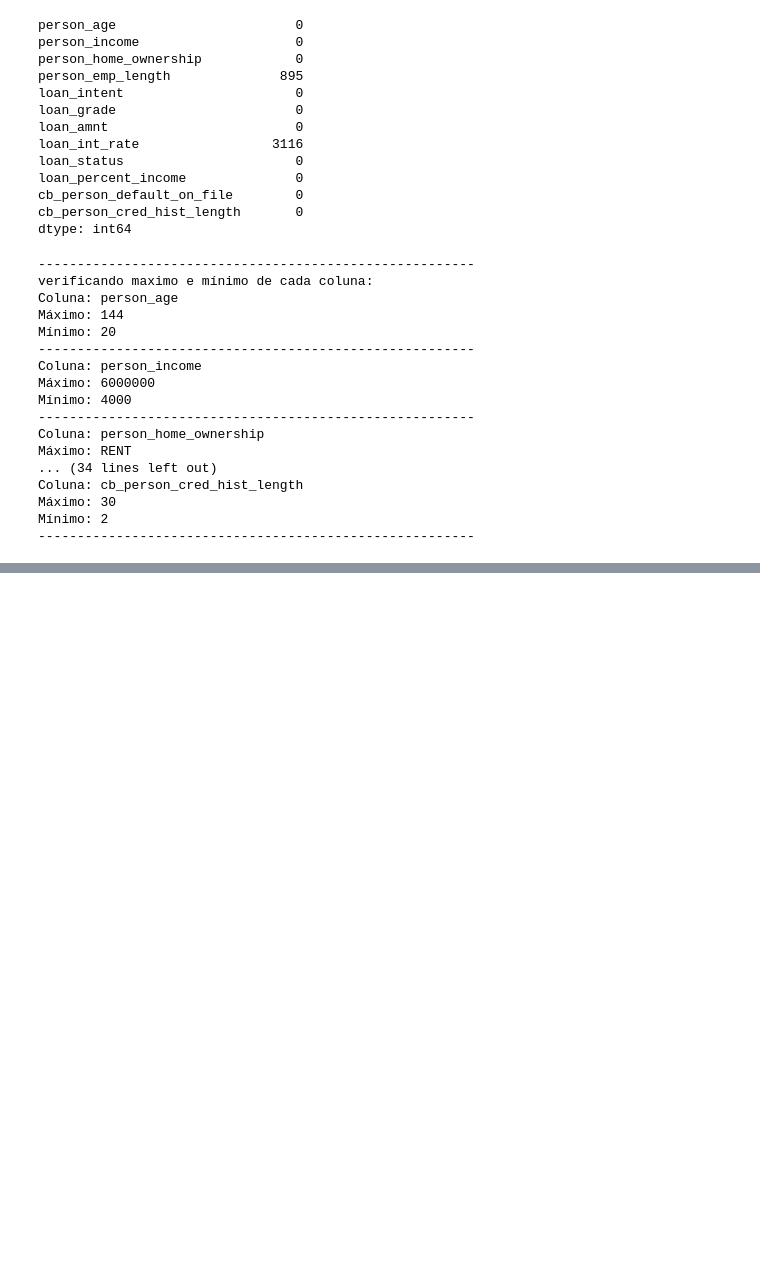
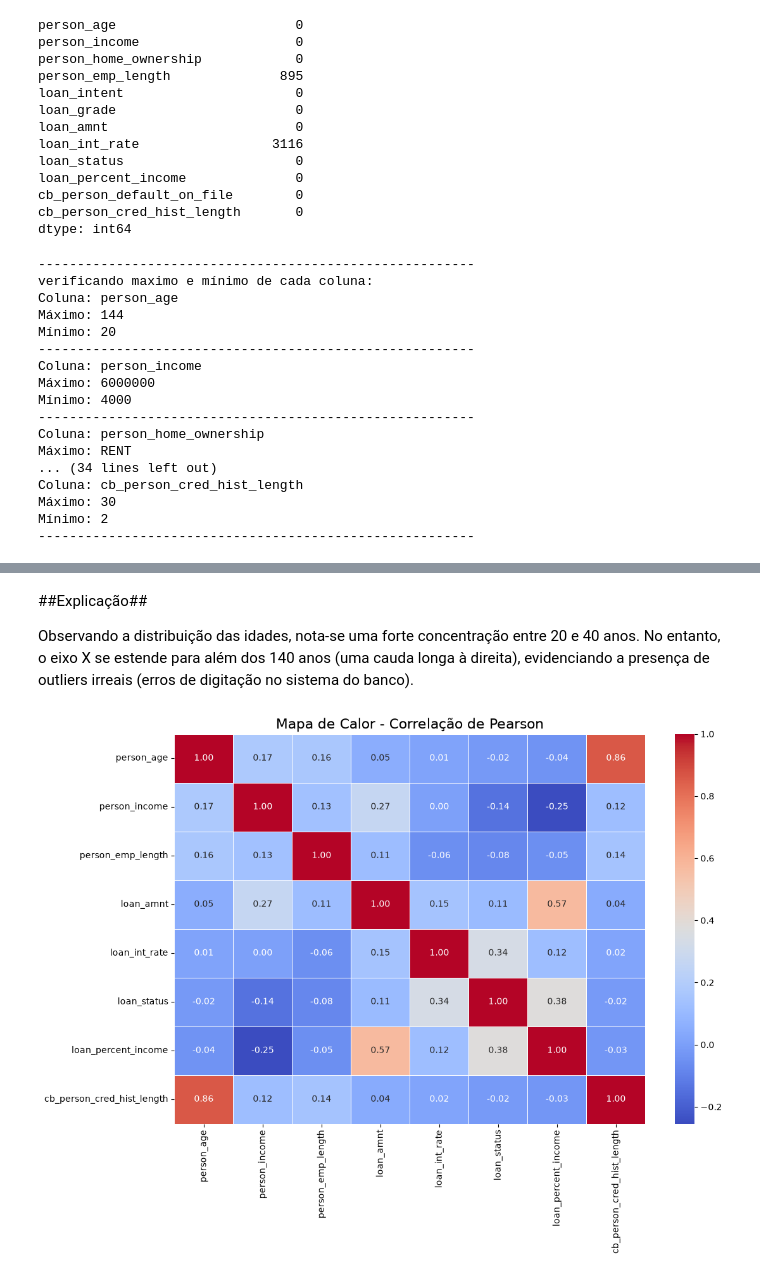
Before and after one commit to programado10/final_project_sc-tec, a Jupyter notebook: code_final_project.ipynb, the cells around one changed output, grey strips where cells are left out. Saved outputs shown, nothing was run; the diff lists cells and outputs as text; code cells hidden in the pictures; blank space fills up the shorter version.

```diff
--- a/code_final_project.ipynb
+++ b/code_final_project.ipynb
@@ -93,0 +139,27 @@ Mínimo: 2
+# %% [markdown]
+##Explicação##
+
+Observando a distribuição das idades, nota-se uma forte concentração entre 20 e 40 anos. No entanto, o eixo X se estende para além dos 140 anos (uma cauda longa à direita), evidenciando a presença de outliers irreais (erros de digitação no sistema do banco).
+# %%
+# 1. Seleciona APENAS as colunas que são números (int ou float)
+colunas_numericas = df.select_dtypes(include=['int64', 'float64'])
+
+# 2. Calcula a correlação
+matriz_correlacao = colunas_numericas.corr()
+
+# 3. Define um tamanho maior para a figura para caber tudo sem amassar
+plt.figure(figsize=(12, 8))
+
+# 4. Plota o Heatmap
+sns.heatmap(matriz_correlacao,
+            annot=True,          # annot=True coloca os números dentro dos quadrados
+            cmap='coolwarm',     # Esquema de cores que vai do azul (negativo) ao vermelho (positivo)
+            fmt=".2f",           # Formata os números para 2 casas decimais
+            linewidths=0.5)      # Adiciona uma linha entre os quadrados para ficar bonito
+
+plt.title('Mapa de Calor - Correlação de Pearson', fontsize=16)
+
+# Exibe o gráfico
+plt.show()
+# %% [output]
+[figure, added]
```
Also changed, not shown: parts of 20 cells of this notebook.
